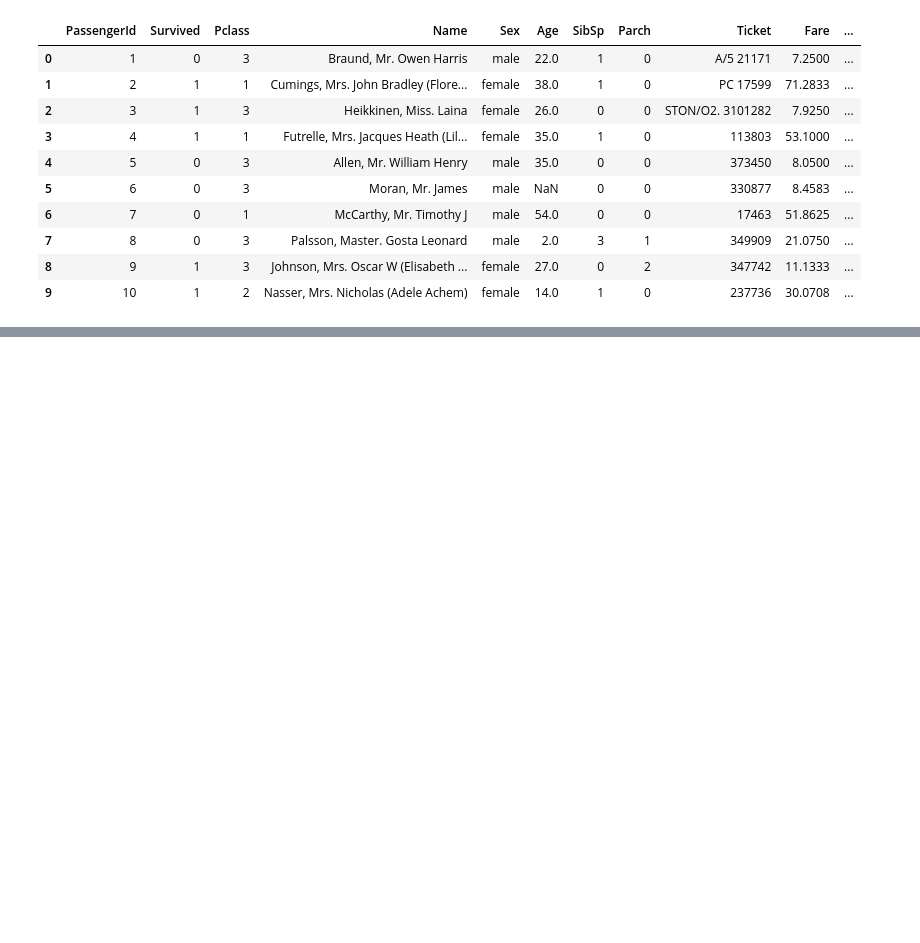
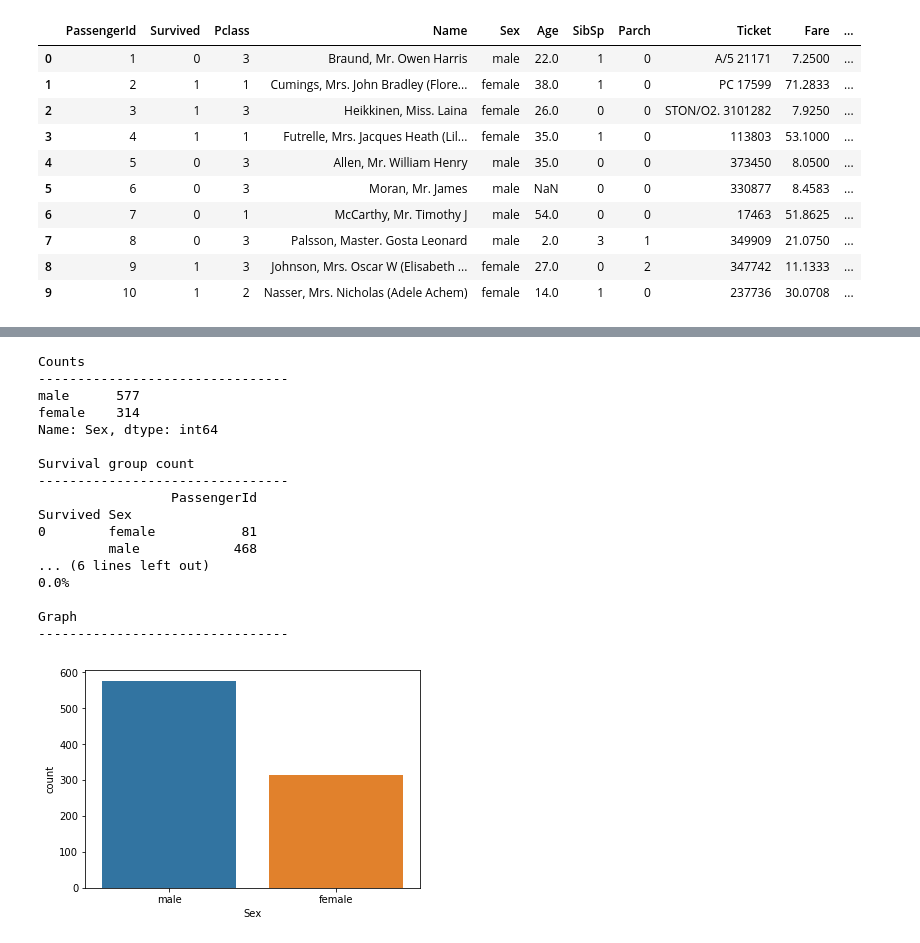
Before and after one commit to 1ashgarg/titanic, a Jupyter notebook: dev/explore_data.ipynb, the cells around one changed output, grey strips where cells are left out. Saved outputs shown, nothing was run; the diff lists cells and outputs as text; code cells hidden in the pictures; blank space fills up the shorter version.

```diff
--- a/dev/explore_data.ipynb
+++ b/dev/explore_data.ipynb
@@ -20,0 +81,21 @@ train_df.head(10)
+# %%
+cat_data_explore('Sex', train_df)
+# %% [output]
+Counts
+--------------------------------
+male      577
+female    314
+Name: Sex, dtype: int64
+
+Survival group count
+--------------------------------
+                 PassengerId
+Survived Sex
+0        female           81
+         male            468
+... (6 lines left out)
+0.0%
+
+Graph
+--------------------------------
+[figure, added]
```
Also changed, not shown: parts of 9 cells of this notebook.
